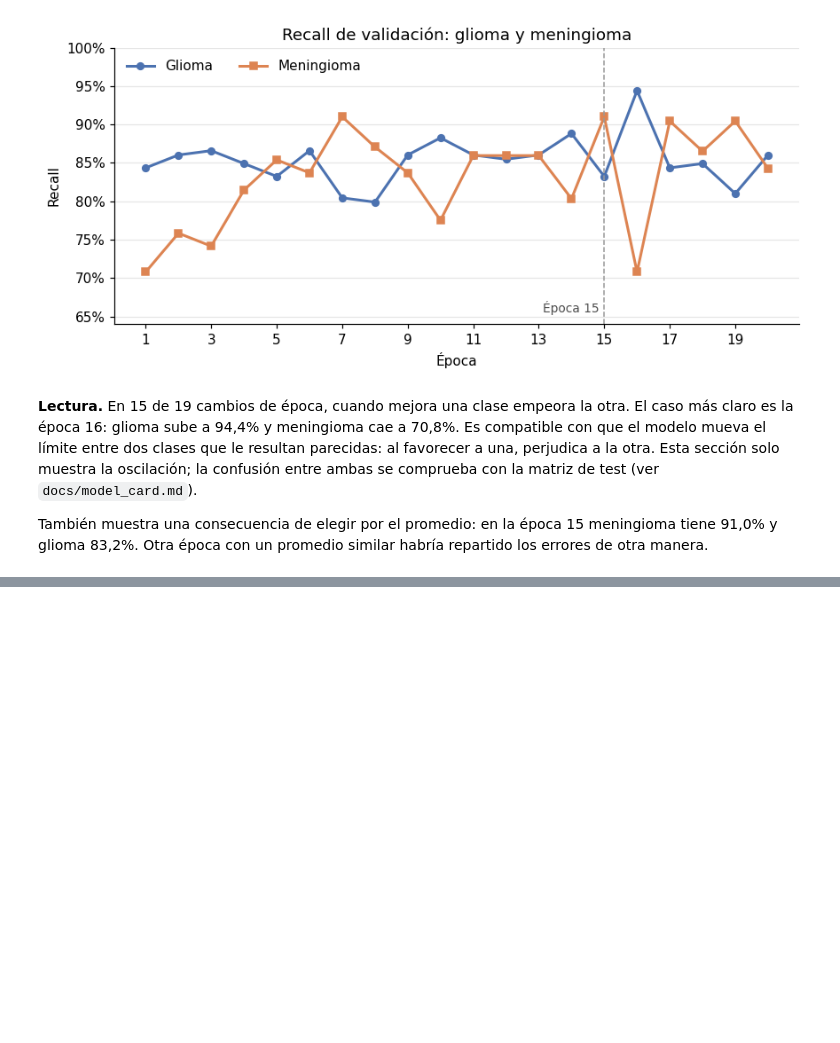
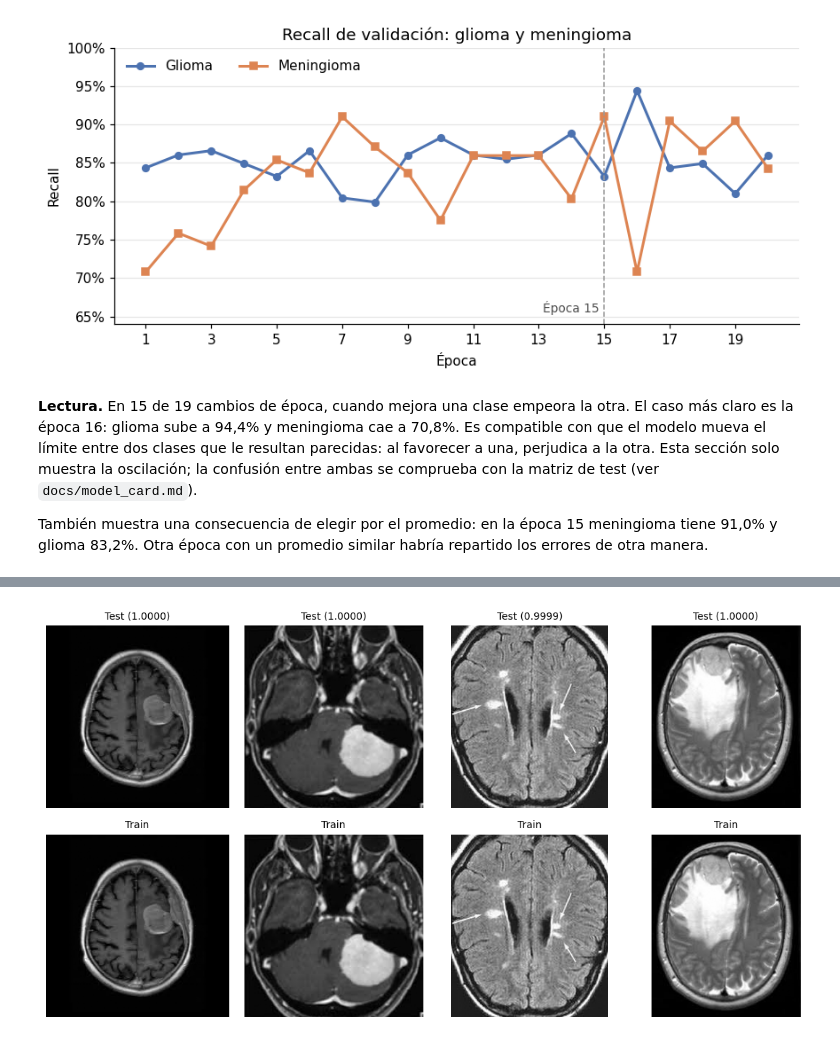
Before and after one commit to franvg99/mri-tumor-classifier, a Jupyter notebook: notebooks/03_model_experiments.ipynb, the cells around one changed output, grey strips where cells are left out. Saved outputs shown, nothing was run; the diff lists cells and outputs as text; code cells hidden in the pictures; blank space fills up the shorter version.

```diff
--- a/notebooks/03_model_experiments.ipynb
+++ b/notebooks/03_model_experiments.ipynb
@@ -344,0 +374,8 @@ manera.
+# %%
+vectores_train = vectores_de_comparacion(df_train["path"])
+similitudes = vectores_de_comparacion(df_test["path"]) @ vectores_train.T
+similitud, mas_parecida = similitudes.max(axis=1), similitudes.argmax(axis=1)
+es_copia = similitud >= UMBRAL_COPIA
+
+print(f"Test con copia en train: {es_copia.sum()} de {len(df_test)} ({es_copia.mean():.1%})")
+pd.crosstab(df_test["clase"], np.where(es_copia, "con copia", "nuevas")).loc[list(CLASES)]
@@ -344,0 +390,14 @@ manera.
+# %%
+ejemplos = np.random.default_rng(42).choice(np.flatnonzero(es_copia), 4, replace=False)
+fig, ax = plt.subplots(2, 4, figsize=(10, 5.4))
+for col, i in enumerate(ejemplos):
+    for fila, (path, titulo) in enumerate(
+        [(df_test["path"].iloc[i], "Test"), (df_train["path"].iloc[mas_parecida[i]], "Train")]
+    ):
+        ax[fila, col].imshow(Image.open(path).convert("L"), cmap="gray")
+        ax[fila, col].set_title(f"{titulo} ({similitud[i]:.4f})" if fila == 0 else titulo, fontsize=9)
+        ax[fila, col].axis("off")
+plt.tight_layout()
+plt.show()
+# %% [output]
+[figure, added]
```
Also changed, not shown: parts of 30 cells of this notebook.
